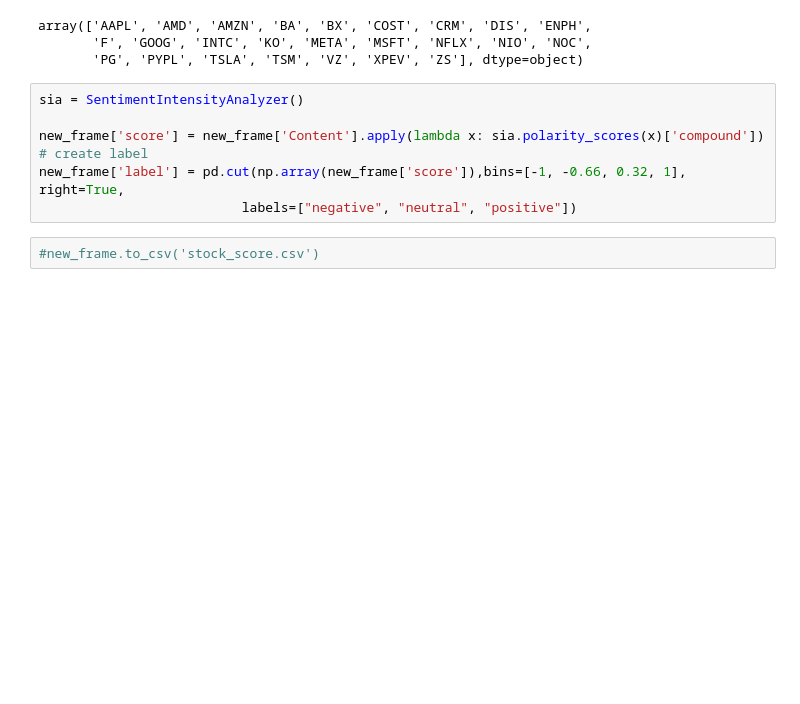
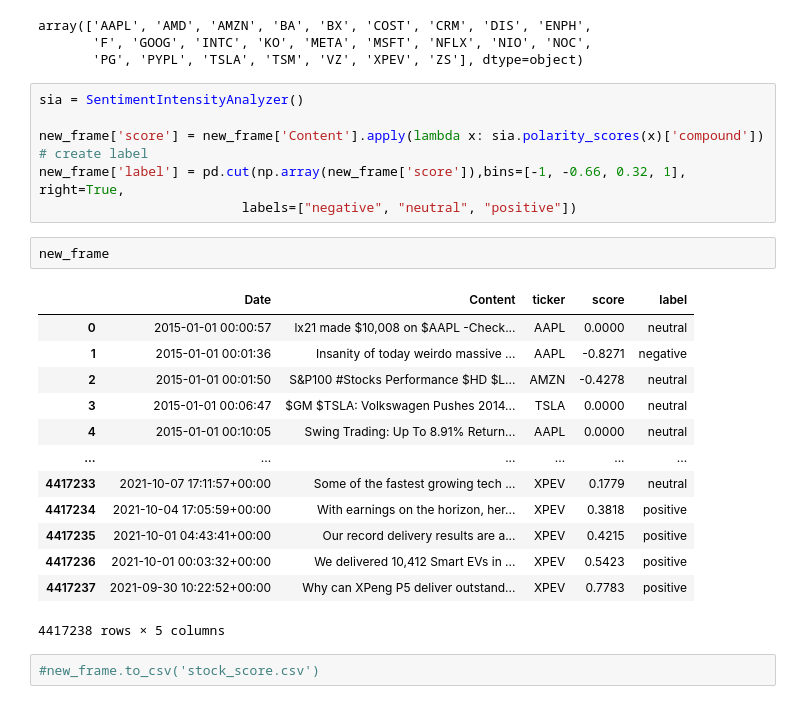
Before and after one commit to danielosetiawan/NLP_sentiment_analysis, a Jupyter notebook: Capstone_preprocessing.ipynb, the cells around one changed output. Cells and saved outputs as stored; diff of their text form; blank space fills up the shorter version.

Commit message:
Generate sentiment scores

```diff
--- a/Capstone_preprocessing.ipynb
+++ b/Capstone_preprocessing.ipynb
@@ -128,6 +128,22 @@ new_frame['score'] = new_frame['Content'].apply(lambda x: sia.polarity_scores(x)
 # create label
 new_frame['label'] = pd.cut(np.array(new_frame['score']),bins=[-1, -0.66, 0.32, 1], right=True,
                           labels=["negative", "neutral", "positive"])
+# %%
+new_frame
+# %% [output]
+|  | Date | Content | ticker | score | label |
+| 0 | 2015-01-01 00:00:57 | lx21 made $10,008 on $AAPL -Check... | AAPL | 0.0000 | neutral |
+| 1 | 2015-01-01 00:01:36 | Insanity of today weirdo massive ... | AAPL | -0.8271 | negative |
+| 2 | 2015-01-01 00:01:50 | S&P100 #Stocks Performance $HD $L... | AMZN | -0.4278 | neutral |
+| 3 | 2015-01-01 00:06:47 | $GM $TSLA: Volkswagen Pushes 2014... | TSLA | 0.0000 | neutral |
+| 4 | 2015-01-01 00:10:05 | Swing Trading: Up To 8.91% Return... | AAPL | 0.0000 | neutral |
+| ... | ... | ... | ... | ... | ... |
+| 4417233 | 2021-10-07 17:11:57+00:00 | Some of the fastest growing tech ... | XPEV | 0.1779 | neutral |
+| 4417234 | 2021-10-04 17:05:59+00:00 | With earnings on the horizon, her... | XPEV | 0.3818 | positive |
+| 4417235 | 2021-10-01 04:43:41+00:00 | Our record delivery results are a... | XPEV | 0.4215 | positive |
+| 4417236 | 2021-10-01 00:03:32+00:00 | We delivered 10,412 Smart EVs in ... | XPEV | 0.5423 | positive |
+| 4417237 | 2021-09-30 10:22:52+00:00 | Why can XPeng P5 deliver outstand... | XPEV | 0.7783 | positive |
+4417238 rows × 5 columns
 # %%
 #new_frame.to_csv('stock_score.csv')
 # %%
```
